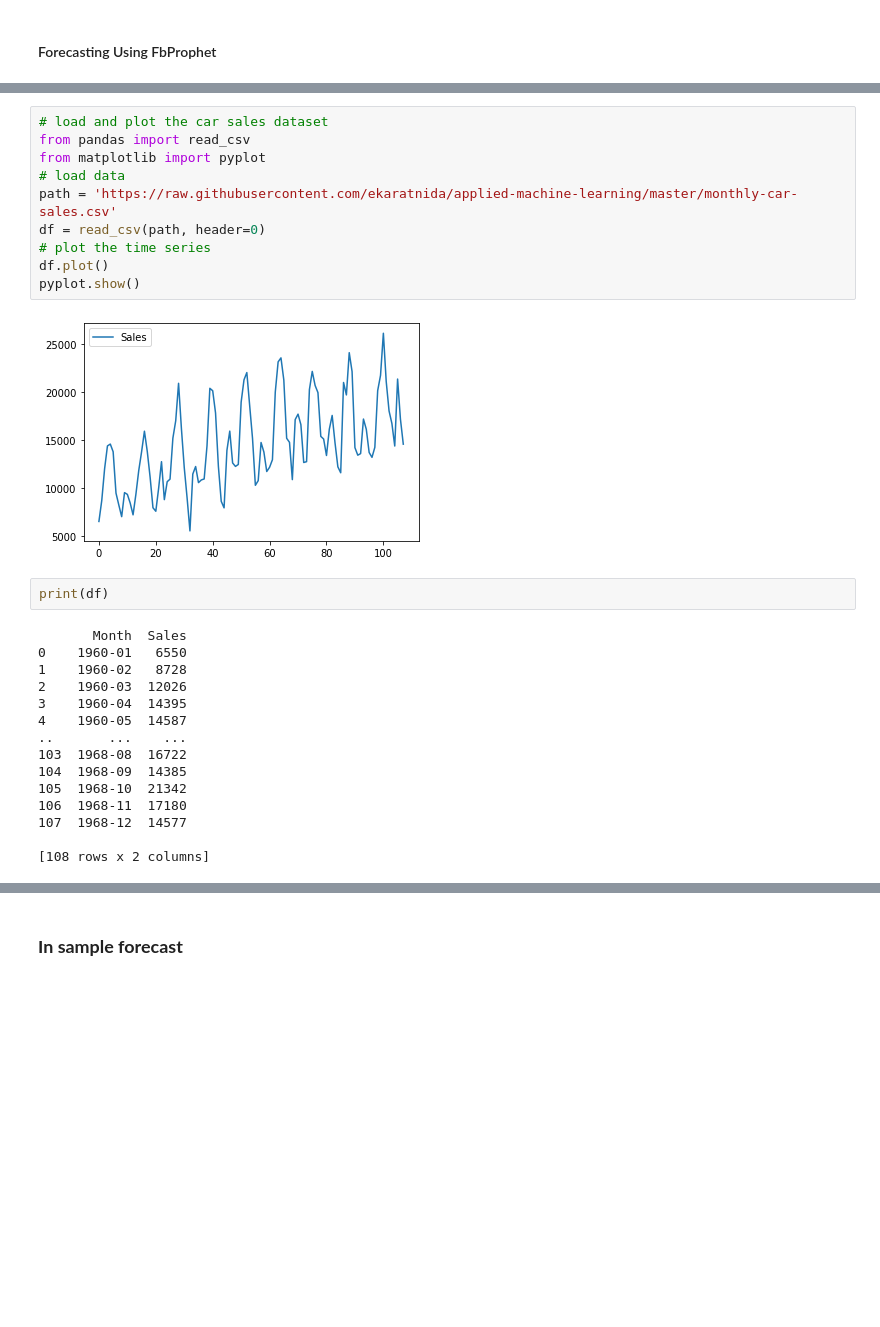
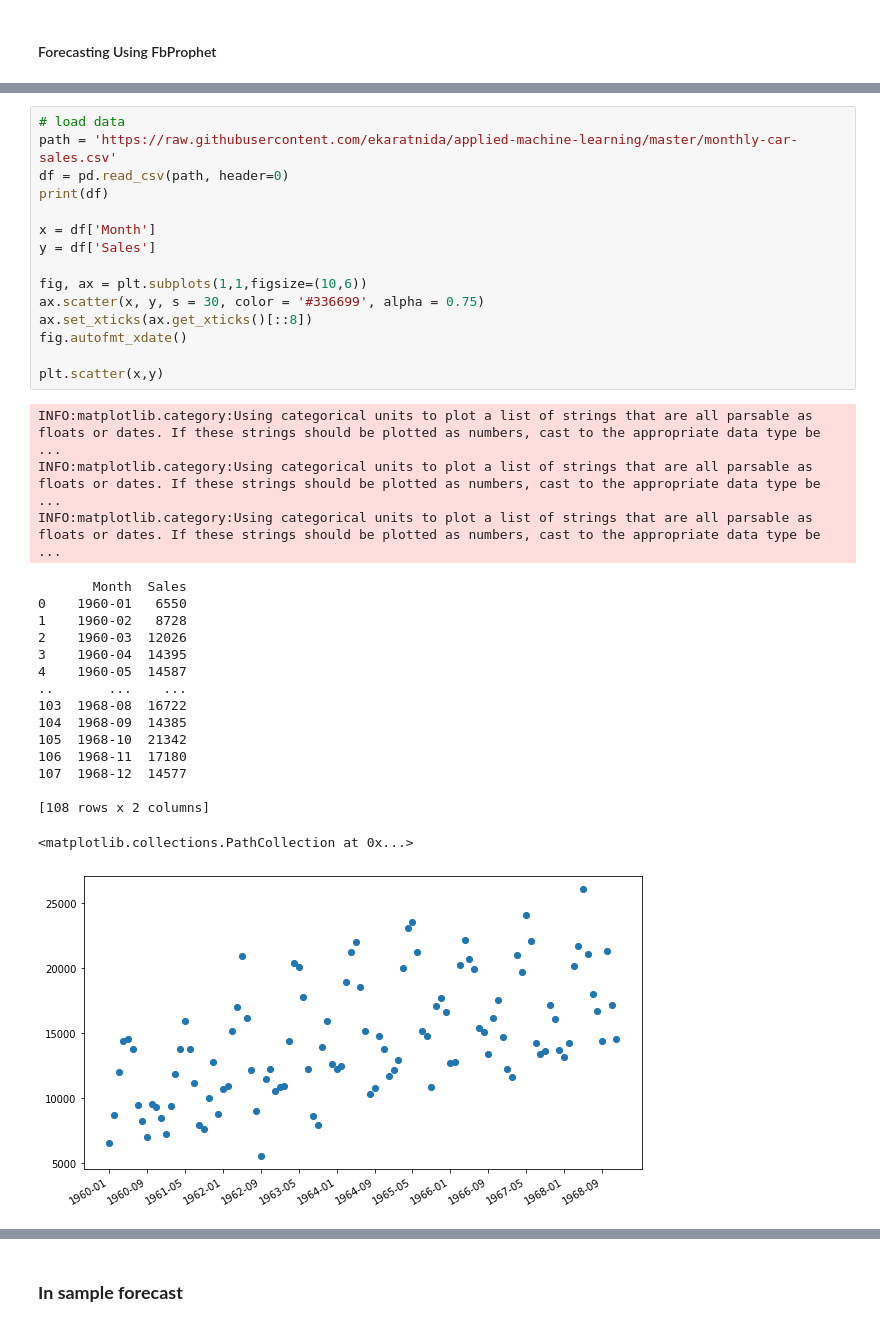
Before and after one commit to pongsrue/Automated_Tools-, a Jupyter notebook: Module3_2.ipynb, the cells around one changed output, grey strips where cells are left out. Cells and saved outputs as stored; diff of their text form; blank space fills up the shorter version.

```diff
--- a/Module3_2.ipynb
+++ b/Module3_2.ipynb
@@ -12,32 +13,38 @@ import os
 %matplotlib inline
 # check prophet version
 # print version number
-# %%
-# load and plot the car sales dataset
-from pandas import read_csv
-from matplotlib import pyplot
-# load data
-path = 'https://raw.githubusercontent.com/ekaratnida/applied-machine-learning/master/monthly-car-sales.csv'
-df = read_csv(path, header=0)
-# plot the time series
-df.plot()
-pyplot.show()
-# %% [output]
-[figure, removed]
-# %%
-print(df)
-# %% [output]
-       Month  Sales
-0    1960-01   6550
-1    1960-02   8728
-2    1960-03  12026
-3    1960-04  14395
-4    1960-05  14587
-..       ...    ...
-103  1968-08  16722
-104  1968-09  14385
-105  1968-10  21342
-106  1968-11  17180
-107  1968-12  14577
-
-[108 rows x 2 columns]
+# %%
+# load data
+path = 'https://raw.githubusercontent.com/ekaratnida/applied-machine-learning/master/monthly-car-sales.csv'
+df = pd.read_csv(path, header=0)
+print(df)
+
+x = df['Month']
+y = df['Sales']
+
+fig, ax = plt.subplots(1,1,figsize=(10,6))
+ax.scatter(x, y, s = 30, color = '#336699', alpha = 0.75)
+ax.set_xticks(ax.get_xticks()[::8])
+fig.autofmt_xdate()
+
+plt.scatter(x,y)
+# %% [output]
+INFO:matplotlib.category:Using categorical units to plot a list of strings that are all parsable as floats or dates. If these strings should be plotted as numbers, cast to the appropriate data type be ...
+INFO:matplotlib.category:Using categorical units to plot a list of strings that are all parsable as floats or dates. If these strings should be plotted as numbers, cast to the appropriate data type be ...
+INFO:matplotlib.category:Using categorical units to plot a list of strings that are all parsable as floats or dates. If these strings should be plotted as numbers, cast to the appropriate data type be ...
+       Month  Sales
+0    1960-01   6550
+1    1960-02   8728
+2    1960-03  12026
+3    1960-04  14395
+4    1960-05  14587
+..       ...    ...
+103  1968-08  16722
+104  1968-09  14385
+105  1968-10  21342
+106  1968-11  17180
+107  1968-12  14577
+
+[108 rows x 2 columns]
+<matplotlib.collections.PathCollection at 0x...>
+[figure, added]
```
Also changed, not shown: parts of 21 cells of this notebook.
